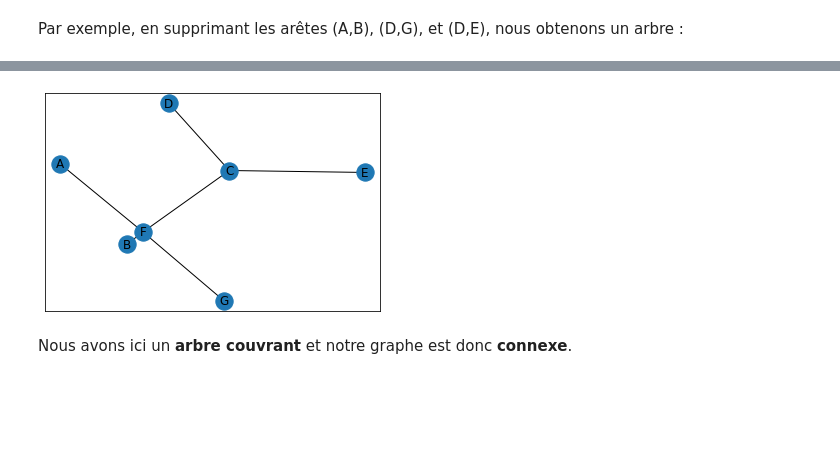
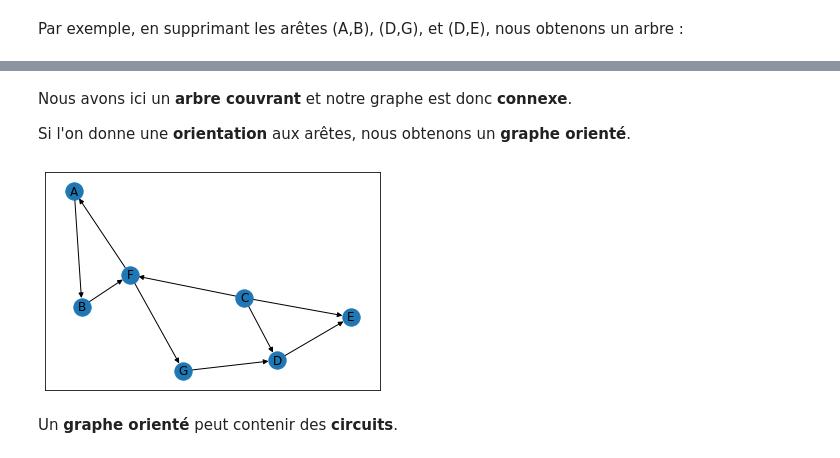
Before and after one commit to GeoLabUniLaSalle/Python, a Jupyter notebook: Introduction_aux_Graphes.ipynb, the cells around one changed output, grey strips where cells are left out. Cells and saved outputs as stored; diff of their text form; code cells hidden in the pictures; blank space fills up the shorter version.

```diff
--- a/Introduction_aux_Graphes.ipynb
+++ b/Introduction_aux_Graphes.ipynb
@@ -324,33 +355,37 @@ Par exemple, en supprimant les arêtes (A,B), (D,G), et (D,E), nous obtenons un
+# %% [markdown]
+Nous avons ici un **arbre couvrant** et notre graphe est donc **connexe**.
+
+Si l'on donne une **orientation** aux arêtes, nous obtenons un **graphe orienté**.
 # %%
 import networkx as nx
 import matplotlib.pyplot as plt
 
 G = nx.DiGraph()
 G.add_node("A")
 G.add_node("B")
 G.add_node("C")
 G.add_node("D")
 G.add_node("E")
 G.add_node("F")
 G.add_node("G")
-# G.add_edge("A","B")
+G.add_edge("A","B")
 G.add_edge("B","F")
 G.add_edge("C","D")
 G.add_edge("C","E")
 G.add_edge("C","F")
-# G.add_edge("D","E")
+G.add_edge("D","E")
 G.add_edge("F","G")
 G.add_edge("F","A")
-# G.add_edge("G","D")
+G.add_edge("G","D")
 
 pos = nx.spring_layout(G)
 
 nx.draw_networkx_nodes(G, pos)
 nx.draw_networkx_labels(G, pos)
-nx.draw_networkx_edges(G, pos, arrows = False)
+nx.draw_networkx_edges(G, pos)
 
 plt.show()
 # %% [output]
-[figure, old version]
+[figure, new version]
-# %% [markdown]
-Nous avons ici un **arbre couvrant** et notre graphe est donc **connexe**.
+# %% [markdown]
+Un **graphe orienté** peut contenir des **circuits**.
```
Also changed, not shown: parts of 18 cells of this notebook.
